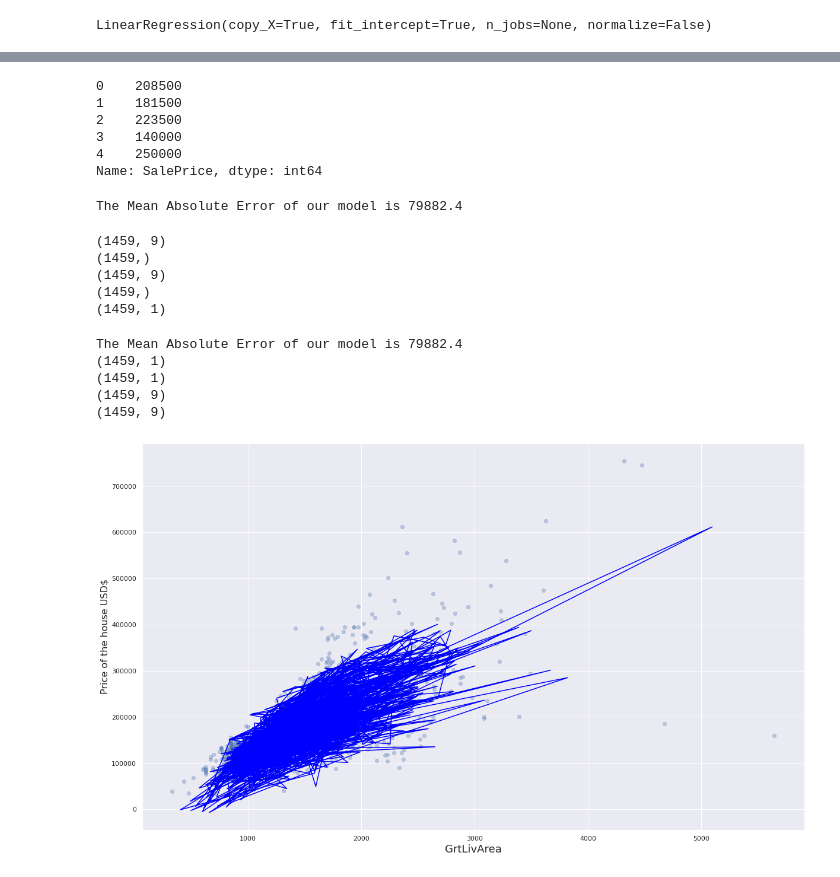
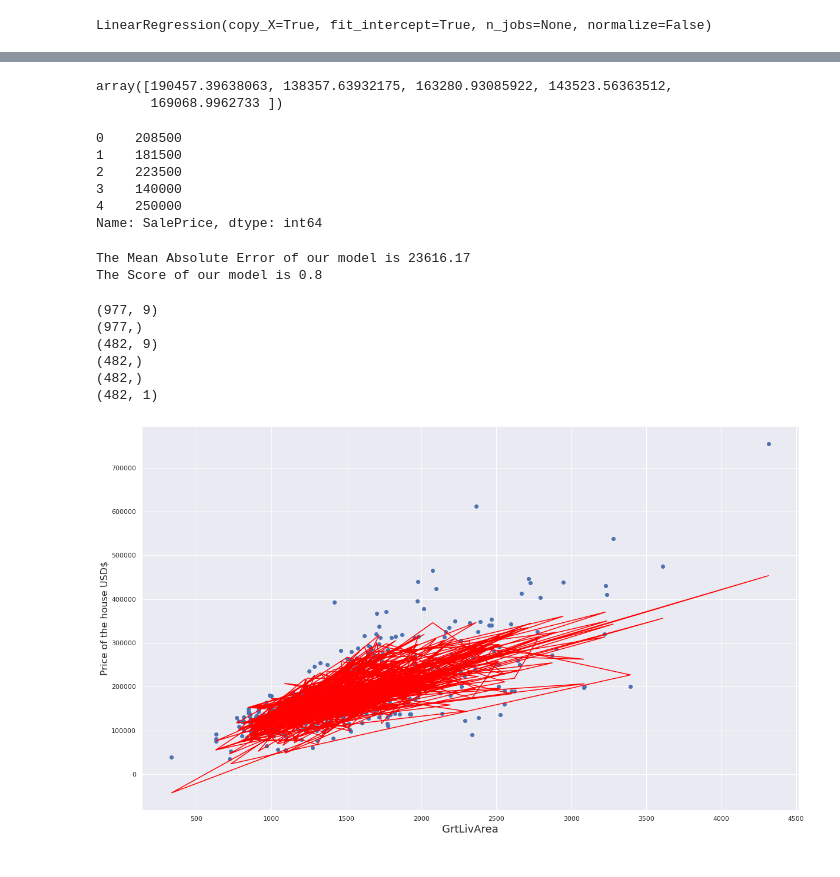
Before and after one commit to rogerserramartin/Machine_Learning, a Jupyter notebook: Data_Science_House_Price_Predictions.ipynb, the cells around one changed output, grey strips where cells are left out. Drawn from its saved outputs; the diff is of its cells as text; code cells hidden in the pictures.

```diff
--- a/Data_Science_House_Price_Predictions.ipynb
+++ b/Data_Science_House_Price_Predictions.ipynb
@@ -395,7 +395,12 @@ Index(['SalePrice', 'OverallQual', 'GrLivArea', 'GarageCars', 'GarageArea',
       dtype='object')
 # %%
 # Selecting the inputs/features
-features = [input for input in columns if input != 'SalePrice'] # God bledd Python comprehension lists!
-X_train = train_dataframe[features] # X mayus is the conventional name for the input
-X_train.head()
+from sklearn.model_selection import train_test_split
+
+features = [input for input in columns if input != 'SalePrice'] # God bless Python comprehension lists!
+X = train_dataframe[features]
+y = train_dataframe.SalePrice
+
+X_train, X_test, y_train, y_test = train_test_split(X, y, test_size=0.33)
+print(X_train.shape, X_test.shape, y_train.shape, y_test.shape)
 # %% [output]
@@ -420,4 +419,0 @@ X_train.describe()
-# %%
-# Selecting the output/target
-y_train = train_dataframe['SalePrice'] # y is the conventional name for the output
-y_train.head()
@@ -431,4 +419,0 @@ Name: SalePrice, dtype: int64
-# %%
-X_test = testing_dataframe[features]
-X_test.head()
-testing_dataframe.columns
@@ -487,3 +428,10 @@ array([114271.19914139, 164883.02413262, 167074.78287059, 186746.37221147,
+# %%
+# Predictions
+predicted_home_prices = regression_model.predict(X_test)
+predicted_home_prices[:5]
+# %% [output]
+array([190457.39638063, 138357.63932175, 163280.93085922, 143523.56363512,
+       169068.9962733 ])
 # %%
 print(train_dataframe["SalePrice"][:5]) # Actual values
 # %% [output]
@@ -498,50 +446,33 @@ Name: SalePrice, dtype: int64
 from sklearn.metrics import mean_absolute_error
 
 predicted_home_prices = regression_model.predict(X_test)
-mae_model_score = mean_absolute_error(y_train, predicted_home_prices)
+mae_model_score = mean_absolute_error(y_test, predicted_home_prices)
 
 print("The Mean Absolute Error of our model is " + str(round(mae_model_score, 2))) # round to 2 decimals
+print("The Score of our model is " + str(round(regression_model.score(X_test, y_test), 2)))
 # %% [output]
-The Mean Absolute Error of our model is 79882.4
+The Mean Absolute Error of our model is 23616.17
+The Score of our model is 0.8
 # %%
-
 print(X_train.shape)
 print(y_train.shape)
 print(X_test.shape)
+print(y_test.shape)
 print(predicted_home_prices.shape)
-
-reshaped_y = y_train.values.reshape(-1, 1) # We need 2d values in X and y, because y was just a list
-print(reshaped_y.shape)
+print(reshaped_predictions.shape)
 # %% [output]
-(1459, 9)
-(1459,)
-(1459, 9)
-(1459,)
-(1459, 1)
+(977, 9)
+(977,)
+(482, 9)
+(482,)
+(482,)
+(482, 1)
-# %%
-regression_model.fit(X_train, reshaped_y)
-predicted_home_prices = regression_model.predict(X_test)
-mae_model_score = mean_absolute_error(y_train, predicted_home_prices)
-
-print("The Mean Absolute Error of our model is " + str(round(mae_model_score, 2))) # round to 2 decimals
-
-print(predicted_home_prices.shape)
-print(reshaped_y.shape)
-print(X_train.shape)
-print(X_test.shape)
-# %% [output]
-The Mean Absolute Error of our model is 79882.4
-(1459, 1)
-(1459, 1)
-(1459, 9)
-(1459, 9)
 # %%
-# Finally, we will be able to see the linear regression in our graph
 plt.figure(figsize=(20, 12))
 plt.xlabel('GrtLivArea', fontsize=18)
 plt.ylabel('Price of the house USD$', fontsize=16)
-plt.scatter(X_train["GrLivArea"], y_train, alpha = 0.3)
-plt.plot(X_test["GrLivArea"], predicted_home_prices, color='blue')
+plt.scatter(X_test["GrLivArea"], y_test)
+plt.plot(X_test["GrLivArea"], predicted_home_prices, color='red')
 plt.show()
 # %% [output]
-[figure, old version]
+[figure, new version]
```
Also changed, not shown: parts of 8 cells of this notebook.
